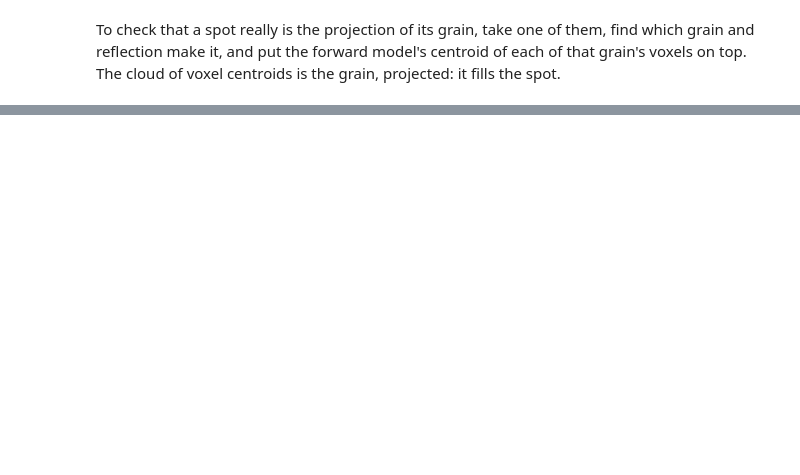
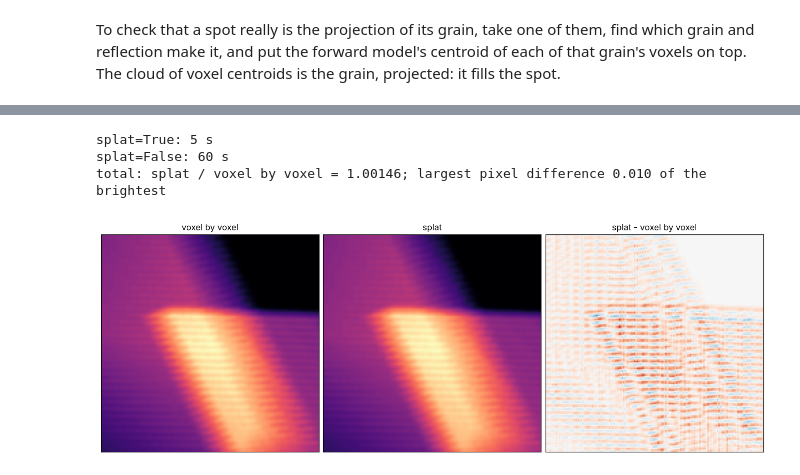
Before and after one commit to jadball/anri, a Jupyter notebook: docs/source/tutorials/dct.ipynb, the cells around one changed output, grey strips where cells are left out. Cells and saved outputs as stored; diff of their text form; code cells hidden in the pictures; blank space fills up the shorter version.

```diff
--- a/docs/source/tutorials/dct.ipynb
+++ b/docs/source/tutorials/dct.ipynb
@@ -236,3 +253,29 @@ plt.show()
+# %%
+k0 = 300  # 30 to 40 degrees
+row = anri.fwd.render.make_row(omega[k0 : k0 + chunk], dty=np.zeros(chunk))
+renders = {}
+for splat in (True, False):
+    t0 = time.time()
+    f, p, v, _ = anri.fwd.render.render_row(entries, hkls, F2, geom, row, det_shape, window=(3, 9, 9), max_frames=15,
+                                            min_value=0.0, splat=splat)
+    renders[splat] = np.bincount(p, weights=v, minlength=det_shape[0] * det_shape[1]).reshape(det_shape)  # 10 deg summed
+    print(f"splat={splat}: {time.time() - t0:.0f} s")
+a, b = renders[False], renders[True]
+print(f"total: splat / voxel by voxel = {b.sum() / a.sum():.5f}; largest pixel difference {np.abs(b - a).max() / a.max():.3f} of the brightest")
+
+cs, cf = np.unravel_index(np.argmax(a), det_shape)
+fig, axs = plt.subplots(1, 3, figsize=(13, 4.5), constrained_layout=True)
+for ax, img, t in zip(axs, (a, b, b - a), ("voxel by voxel", "splat", "splat - voxel by voxel")):
+    lim = np.abs(img).max() if t.startswith("splat -") else None
+    ax.imshow(crop(img, cs, cf)[half // 2 : -half // 2, half // 2 : -half // 2],
+              cmap="RdBu_r" if lim else "magma", vmin=-lim if lim else None, vmax=lim)
+    ax.set(title=t, xticks=[], yticks=[])
+plt.show()
+# %% [output]
+splat=True: 5 s
+splat=False: 60 s
+total: splat / voxel by voxel = 1.00146; largest pixel difference 0.010 of the brightest
+[figure, added]
 # %%
 print(f"Took {time.time() - start:.0f} seconds")
 # %% [output]
```
Also changed, not shown: parts of 11 cells of this notebook, 1 other file.
